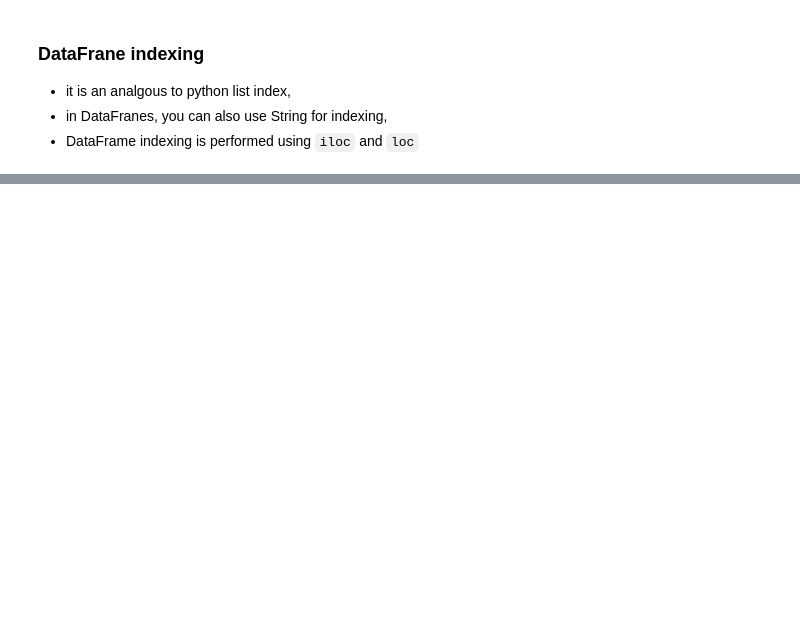
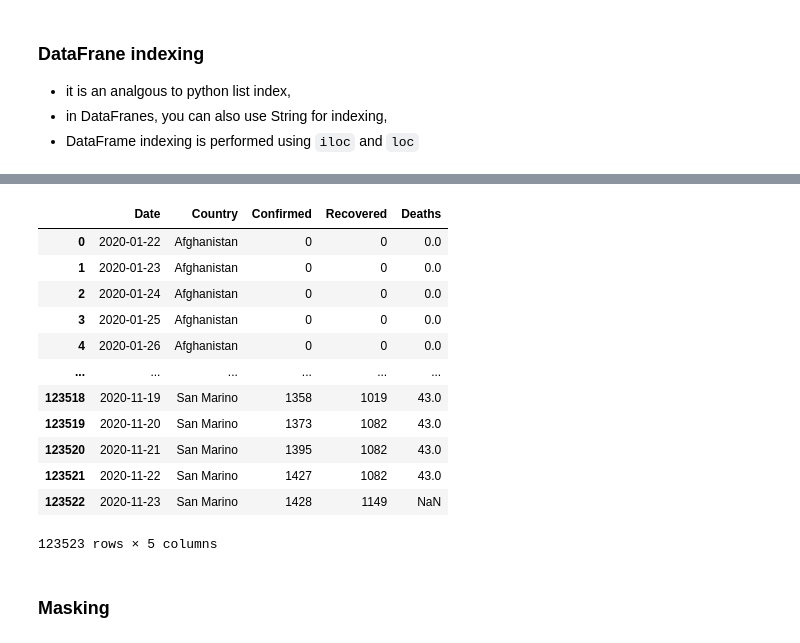
Before and after one commit to ameer-salam/Notes, a Jupyter notebook: Data_Science_(Python).ipynb, the cells around one changed output, grey strips where cells are left out. Cells and saved outputs as stored; diff of their text form; code cells hidden in the pictures; blank space fills up the shorter version.

```diff
--- a/Data_Science_(Python).ipynb
+++ b/Data_Science_(Python).ipynb
@@ -533,0 +550,18 @@ How many Country :  198
+# %%
+countries_covid_data
+# %% [output]
+|  | Date | Country | Confirmed | Recovered | Deaths |
+| 0 | 2020-01-22 | Afghanistan | 0 | 0 | 0.0 |
+| 1 | 2020-01-23 | Afghanistan | 0 | 0 | 0.0 |
+| 2 | 2020-01-24 | Afghanistan | 0 | 0 | 0.0 |
+| 3 | 2020-01-25 | Afghanistan | 0 | 0 | 0.0 |
+| 4 | 2020-01-26 | Afghanistan | 0 | 0 | 0.0 |
+| ... | ... | ... | ... | ... | ... |
+| 123518 | 2020-11-19 | San Marino | 1358 | 1019 | 43.0 |
+| 123519 | 2020-11-20 | San Marino | 1373 | 1082 | 43.0 |
+| 123520 | 2020-11-21 | San Marino | 1395 | 1082 | 43.0 |
+| 123521 | 2020-11-22 | San Marino | 1427 | 1082 | 43.0 |
+| 123522 | 2020-11-23 | San Marino | 1428 | 1149 | NaN |
+123523 rows × 5 columns
+# %% [markdown]
+### Masking
```
Also changed, not shown: parts of 8 cells of this notebook.
